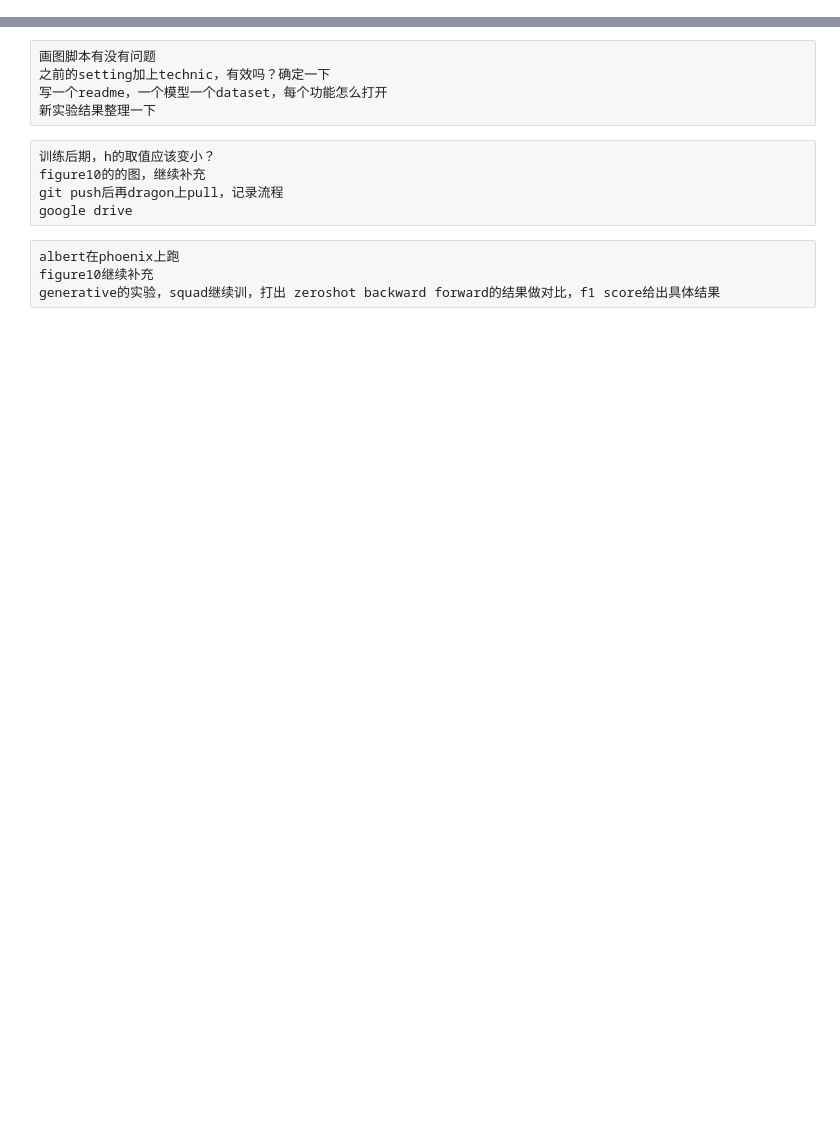
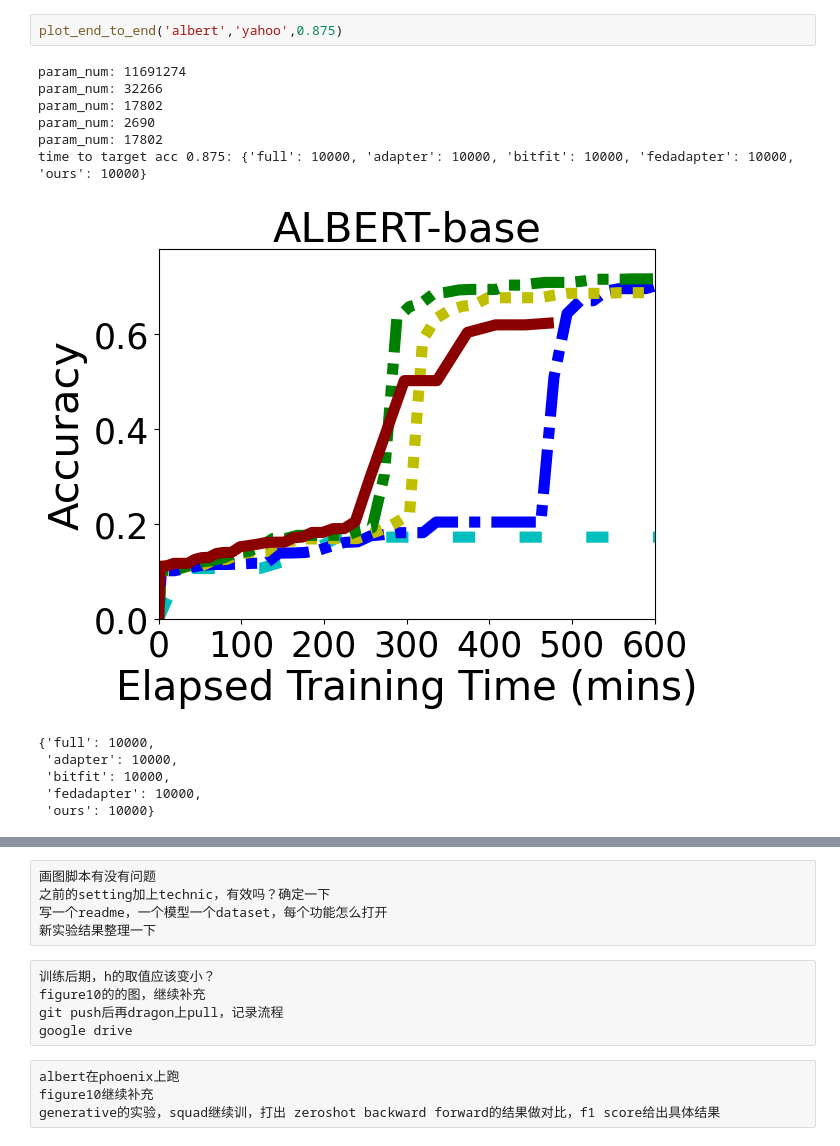
Before and after one commit to UbiquitousLearning/FwdLLM, a Jupyter notebook: all_figures/end2end/figure11_new.ipynb, the cells around one changed output, grey strips where cells are left out. Drawn from its saved outputs; the diff is of its cells as text; blank space fills up the shorter version.

```diff
--- a/all_figures/end2end/figure11_new.ipynb
+++ b/all_figures/end2end/figure11_new.ipynb
@@ -1,3 +1,18 @@
+# %%
+plot_end_to_end('albert','yahoo',0.875)
+# %% [output]
+param_num: 11691274
+param_num: 32266
+param_num: 17802
+param_num: 2690
+param_num: 17802
+time to target acc 0.875: {'full': 10000, 'adapter': 10000, 'bitfit': 10000, 'fedadapter': 10000, 'ours': 10000}
+[figure, added]
+{'full': 10000,
+ 'adapter': 10000,
+ 'bitfit': 10000,
+ 'fedadapter': 10000,
+ 'ours': 10000}
 # %%
 logging_file_dict = {
     "distilbert agnews":
```
Also changed, not shown: parts of 18 cells of this notebook, 24 other files.
